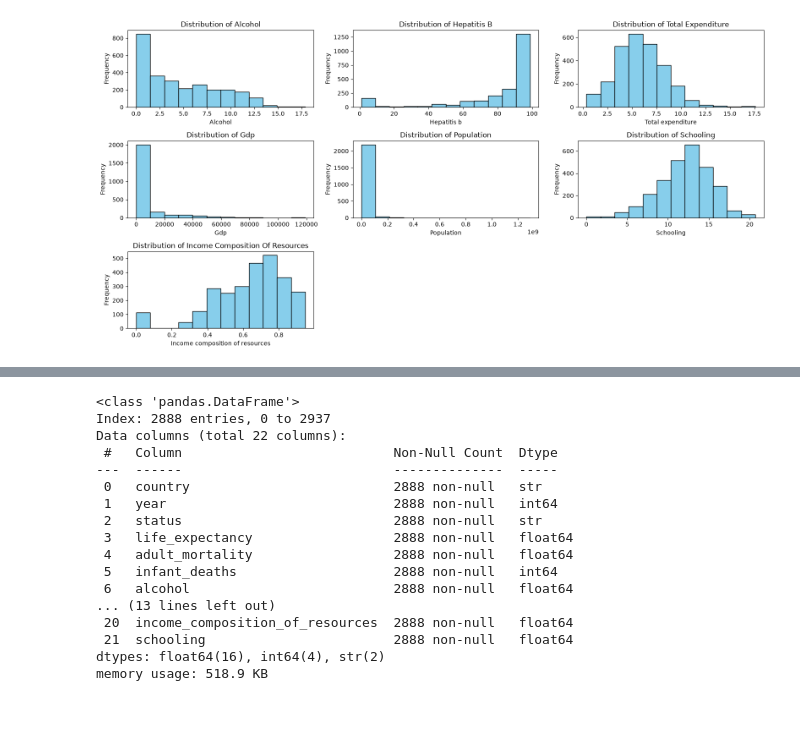
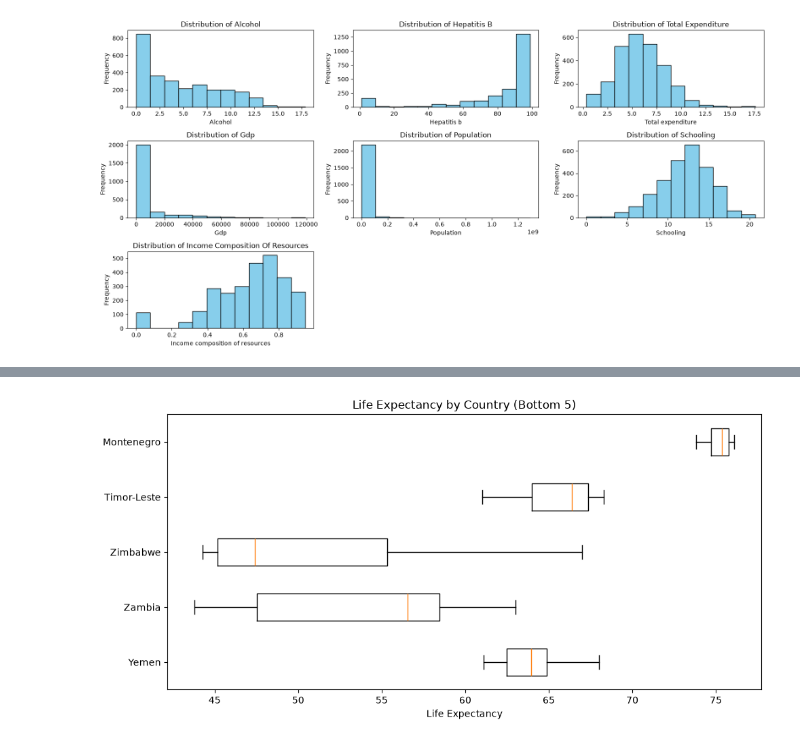
Before and after one commit to Oluwatomilola-Affar/Predictive-Modeling-of-Global-Life-Expectancy, a Jupyter notebook: expectancy.ipynb, the cells around one changed output, grey strips where cells are left out. Saved outputs shown, nothing was run; the diff lists cells and outputs as text; code cells hidden in the pictures; blank space fills up the shorter version.

```diff
--- a/expectancy.ipynb
+++ b/expectancy.ipynb
@@ -89,3 +60,20 @@ plt.tight_layout()
+# %%
+#Creating Boxplots for the Bottom 5 Countries
+selected_bottom_countries = (
+    data["country"]
+    .value_counts()
+    .tail()
+    .index.tolist()
+)
+data_by_bottom_countries = [data[data["country"] == country]["life_expectancy"] for country in selected_bottom_countries]
+fig, ax = plt.subplots(figsize = (10, 5))
+ax.boxplot(data_by_bottom_countries, tick_labels = selected_bottom_countries, orientation = "horizontal")
+ax.set_title("Life Expectancy by Country (Bottom 5)")
+ax.set_xlabel("Life Expectancy")
+plt.tight_layout()
+plt.show()
+# %% [output]
+[figure, added]
 # %%
 for col in imp_mean_col:
     mean_val = data[col].mean()
@@ -94,24 +82,4 @@ for col in imp_mean_col:
 for col in imp_median_col:
     median_val = data[col].median()
     data[col] = data[col].fillna(median_val)
-# %%
-data.info()
-# %% [output]
-<class 'pandas.DataFrame'>
-Index: 2888 entries, 0 to 2937
-Data columns (total 22 columns):
- #   Column                           Non-Null Count  Dtype
----  ------                           --------------  -----
- 0   country                          2888 non-null   str
- 1   year                             2888 non-null   int64
- 2   status                           2888 non-null   str
- 3   life_expectancy                  2888 non-null   float64
- 4   adult_mortality                  2888 non-null   float64
- 5   infant_deaths                    2888 non-null   int64
- 6   alcohol                          2888 non-null   float64
-... (13 lines left out)
- 20  income_composition_of_resources  2888 non-null   float64
- 21  schooling                        2888 non-null   float64
-dtypes: float64(16), int64(4), str(2)
-memory usage: 518.9 KB
 # %%
```
Also changed, not shown: parts of 7 cells of this notebook.
